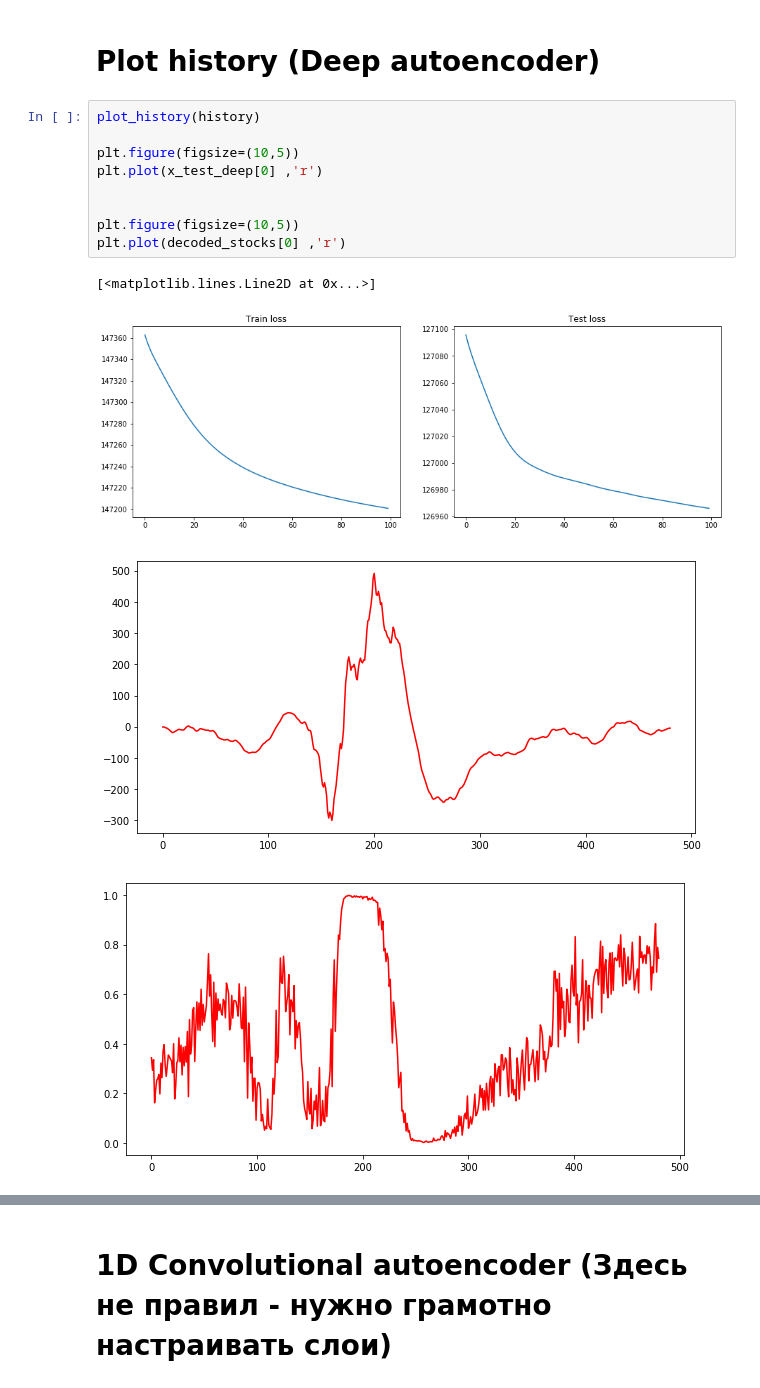
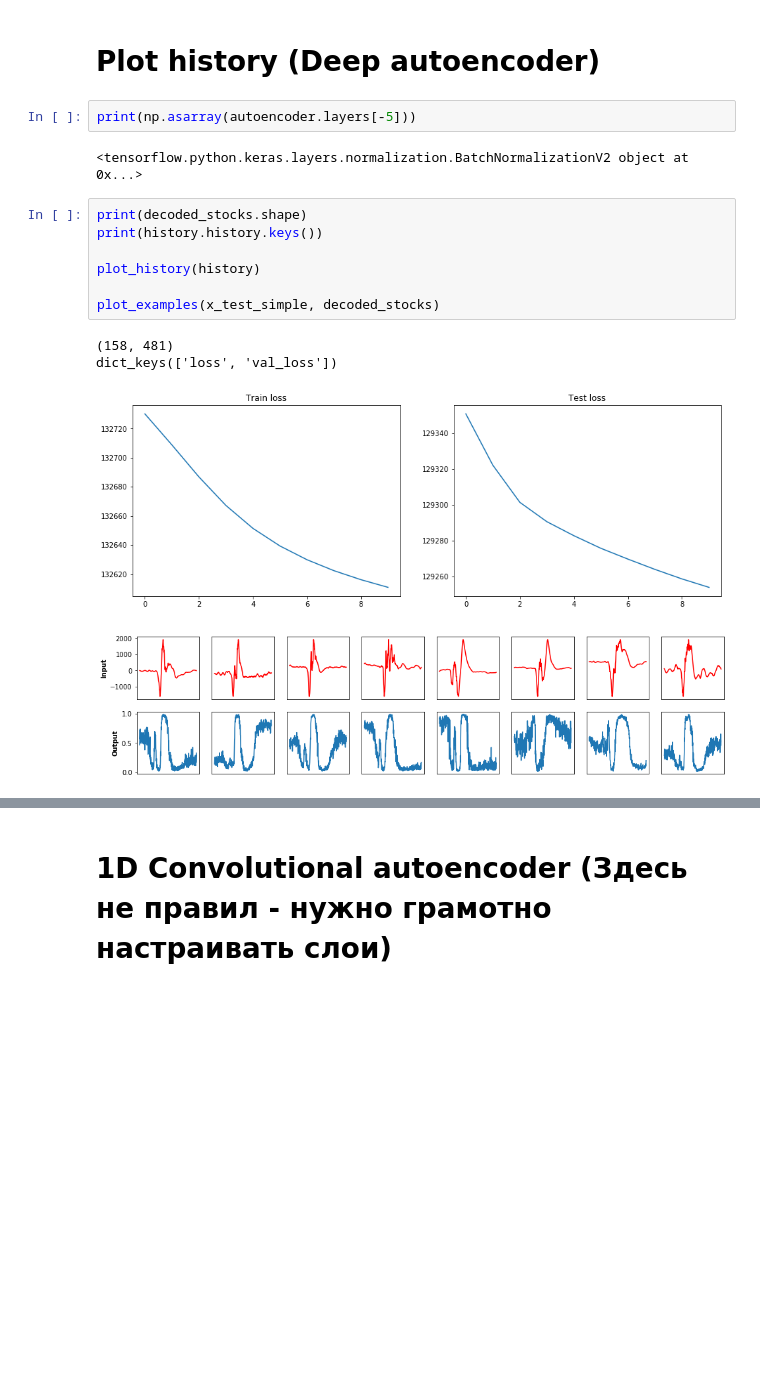
Before and after one commit to RF-Lab/emg_platform, a Jupyter notebook: source/python/1d_autoencoder/1dcnn_autoEncoder_EMG_2.ipynb, the cells around one changed output, grey strips where cells are left out. Saved outputs shown, nothing was run; the diff lists cells and outputs as text; blank space fills up the shorter version.

```diff
--- a/source/python/1d_autoencoder/1dcnn_autoEncoder_EMG_2.ipynb
+++ b/source/python/1d_autoencoder/1dcnn_autoEncoder_EMG_2.ipynb
@@ -306,16 +379,18 @@ Epoch 100/100
 # %% [markdown]
 # Plot history (Deep autoencoder)
-# %%
-plot_history(history)
-
-plt.figure(figsize=(10,5))
-plt.plot(x_test_deep[0] ,'r')
-
-
-plt.figure(figsize=(10,5))
-plt.plot(decoded_stocks[0] ,'r')
-# %% [output]
-[<matplotlib.lines.Line2D at 0x...>]
-[figure, removed]
-[figure, removed]
-[figure, removed]
+# %%
+print(np.asarray(autoencoder.layers[-5]))
+# %% [output]
+<tensorflow.python.keras.layers.normalization.BatchNormalizationV2 object at 0x...>
+# %%
+print(decoded_stocks.shape)
+print(history.history.keys())
+
+plot_history(history)
+
+plot_examples(x_test_simple, decoded_stocks)
+# %% [output]
+(158, 481)
+dict_keys(['loss', 'val_loss'])
+[figure, added]
+[figure, added]
```
Also changed, not shown: parts of 21 cells of this notebook.
